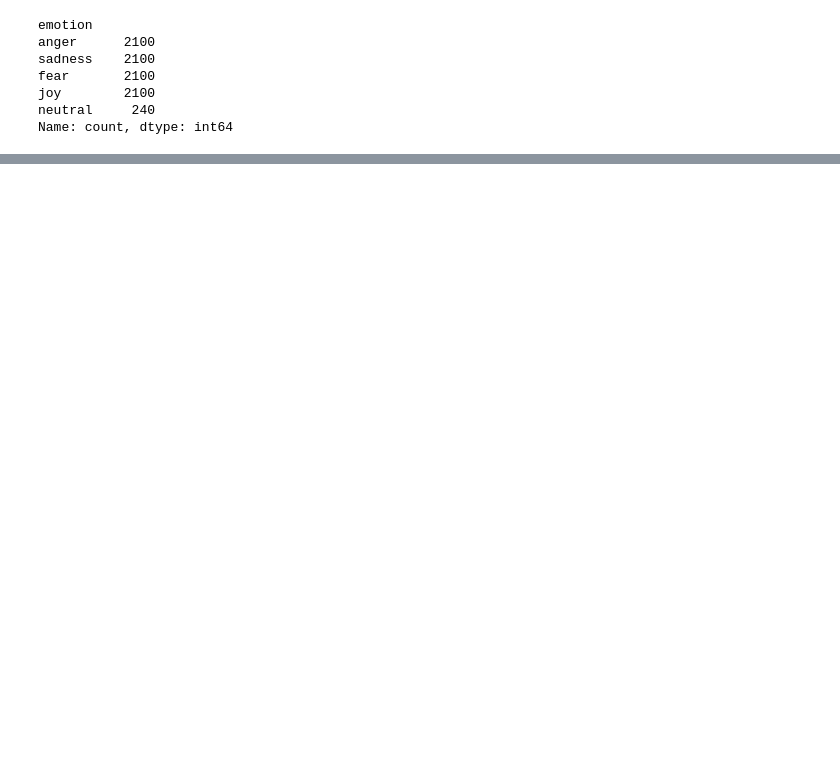
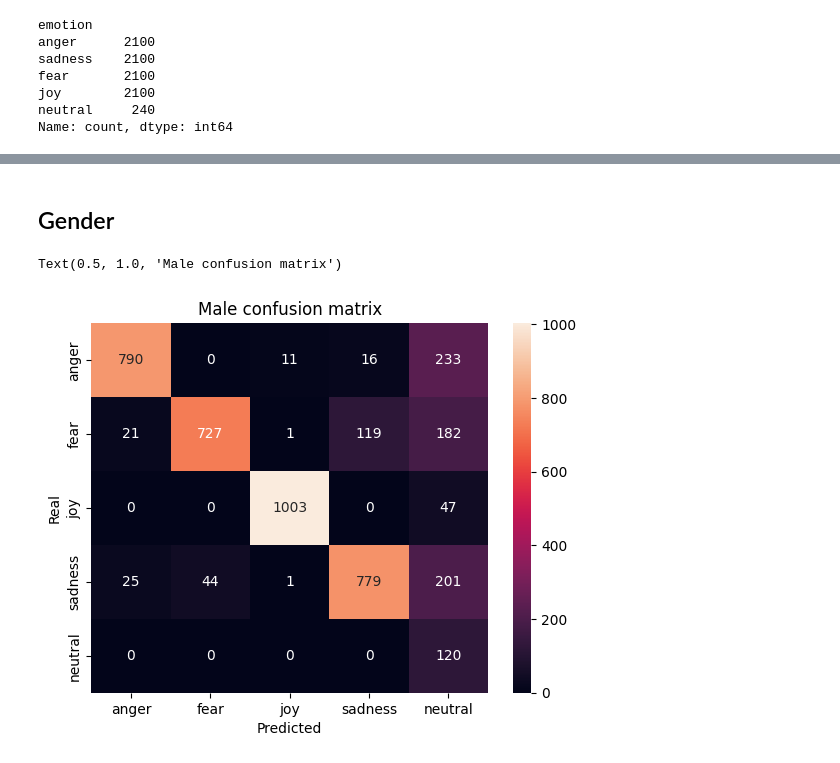
Before and after one commit to pysentimiento/pysentimiento, a Jupyter notebook: notebooks/fairness/equity-corpus.ipynb, the cells around one changed output, grey strips where cells are left out. Saved outputs shown, nothing was run; the diff lists cells and outputs as text; code cells hidden in the pictures; blank space fills up the shorter version.

Commit message:
Update confusion matrices

```diff
--- a/notebooks/fairness/equity-corpus.ipynb
+++ b/notebooks/fairness/equity-corpus.ipynb
@@ -148,0 +163,34 @@ Name: count, dtype: int64
+# %% [markdown]
+## Gender
+# %%
+## Calculate confusion matrix when gender == "male"
+
+from sklearn.metrics import confusion_matrix
+
+df_male = df[df["gender"] == "male"]
+df_female = df[df["gender"] == "female"]
+
+cm_male = confusion_matrix(
+    df_male["emotion"], df_male["ekman_pred"],
+    labels=["anger", "fear", "joy", "sadness", "neutral"])
+
+cm_female = confusion_matrix(
+    df_female["emotion"], df_female["ekman_pred"],
+    labels=["anger", "fear", "joy", "sadness", "neutral"])
+# %%
+# Heatmap
+
+import seaborn as sns
+
+sns.heatmap(cm_male, annot=True, fmt="d", xticklabels=["anger", "fear", "joy", "sadness", "neutral"], yticklabels=["anger", "fear", "joy", "sadness", "neutral"])
+
+
+# Add "Real"
+
+plt.ylabel("Real")
+plt.xlabel("Predicted")
+
+plt.title("Male confusion matrix")
+# %% [output]
+Text(0.5, 1.0, 'Male confusion matrix')
+[figure, added]
```
Also changed, not shown: parts of 9 cells of this notebook.
